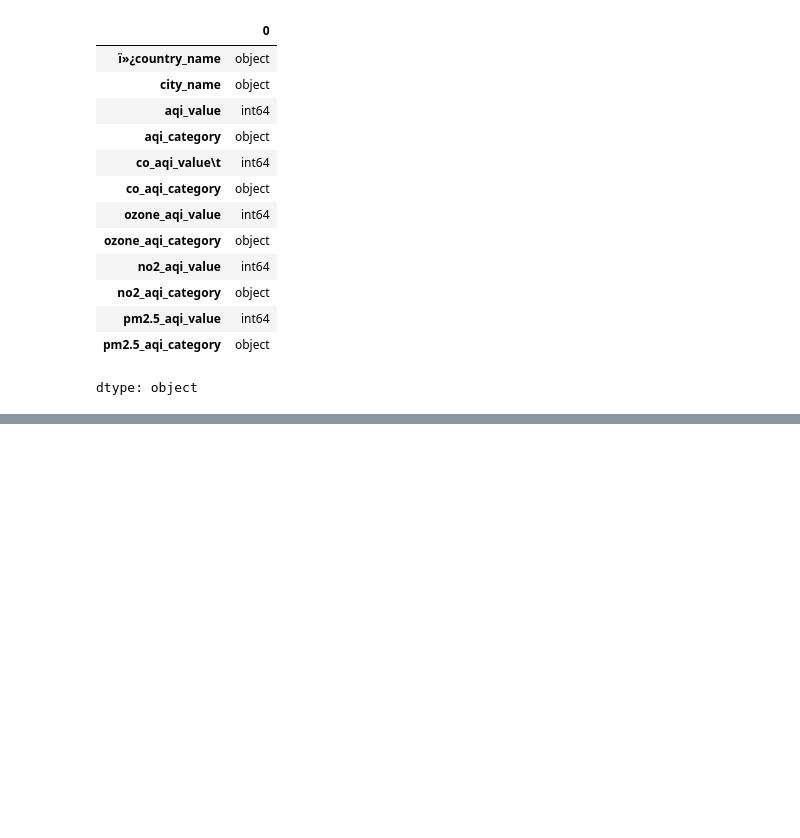
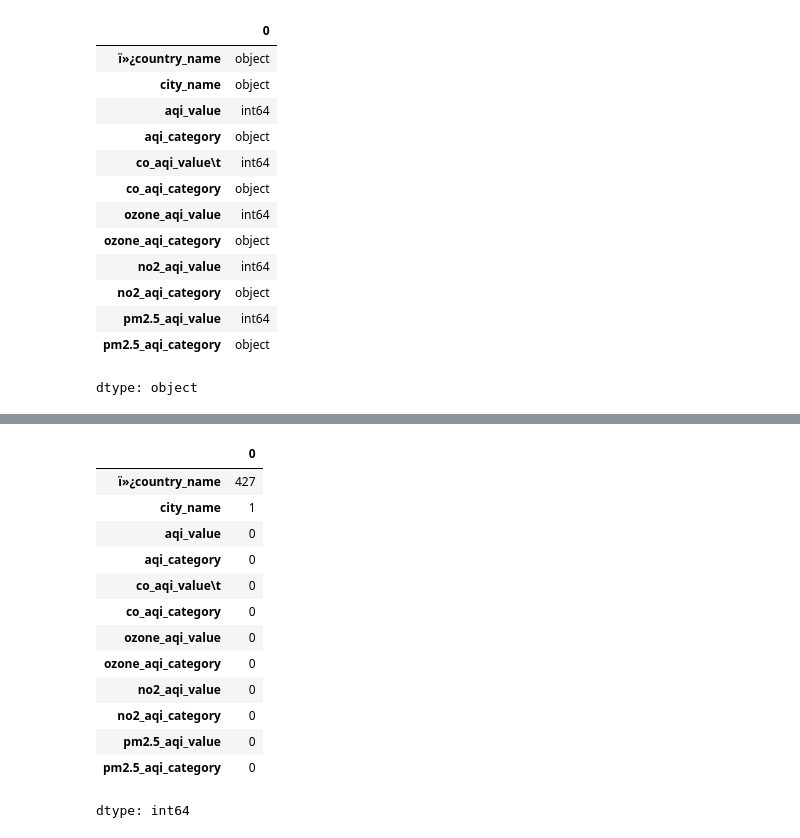
Before and after one commit to OscarLMAR/-Global-Air-Pollution-Data, a Jupyter notebook: S20_Evidencia_de_Aprendizaje_1.ipynb, the cells around one changed output, grey strips where cells are left out. Cells and saved outputs as stored; diff of their text form; code cells hidden in the pictures; blank space fills up the shorter version.

```diff
--- a/S20_Evidencia_de_Aprendizaje_1.ipynb
+++ b/S20_Evidencia_de_Aprendizaje_1.ipynb
@@ -200,0 +238,17 @@ profile.to_file("reporte.html")
+# %%
+df.isnull().sum()
+# %% [output]
+|  | 0 |
+| ï»¿country_name | 427 |
+| city_name | 1 |
+| aqi_value | 0 |
+| aqi_category | 0 |
+| co_aqi_value\t | 0 |
+| co_aqi_category | 0 |
+| ozone_aqi_value | 0 |
+| ozone_aqi_category | 0 |
+| no2_aqi_value | 0 |
+| no2_aqi_category | 0 |
+| pm2.5_aqi_value | 0 |
+| pm2.5_aqi_category | 0 |
+dtype: int64
```
Also changed, not shown: parts of 45 cells of this notebook.
